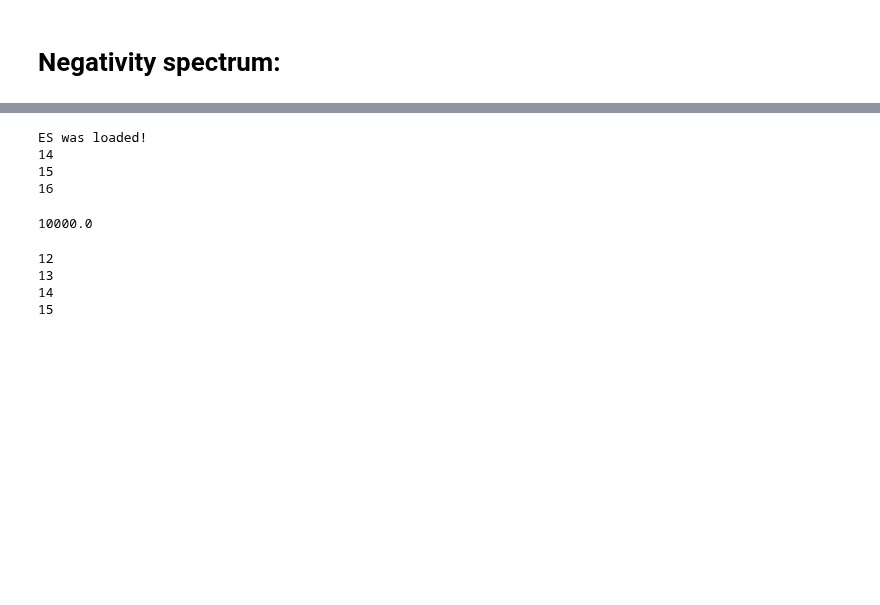
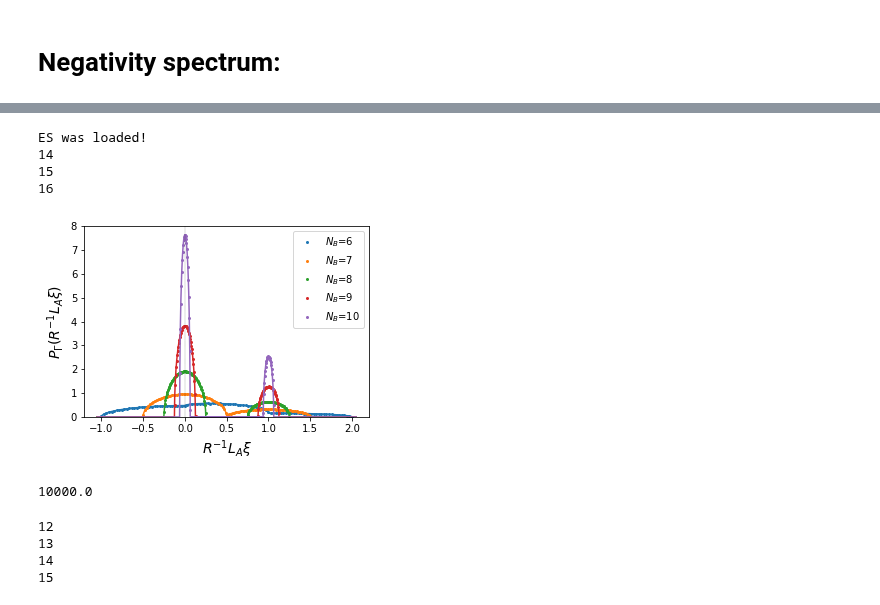
Before and after one commit to hassan-shap/RMT, a Jupyter notebook: symm_draft/Zr_semicircle.ipynb, the cells around one changed output, grey strips where cells are left out. Cells and saved outputs as stored; diff of their text form; code cells hidden in the pictures; blank space fills up the shorter version.

```diff
--- a/symm_draft/Zr_semicircle.ipynb
+++ b/symm_draft/Zr_semicircle.ipynb
@@ -46,7 +46,7 @@ def vNent_calc(rho,epsilon=1e-9):
 # %% [markdown]
 # Negativity spectrum:
 # %%
-Nrep=10
+Nrep=100
 r=4 # local Hilbert space dim
 symm=1
 
@@ -184,7 +184,7 @@ Finished, elapsed time = 526.79 sec
 [figure]
 # %%
 out_dir = "/gscratch/home/hshapourian/RMT/data/" #'data/'
-r=3 # local Hilbert space dim
+r=4 # local Hilbert space dim
 symm=1
 
 La=3
@@ -234,7 +234,7 @@ for i_l in range(len(L_sw)):
 
     plt.plot(bins_center,n,'o',markersize=2,color='C%d' % (i_l), label='$N_B$=%d' % (Lc))
 
-    xplot=np.linspace(-1.2,2.3,1000)
+    xplot=np.linspace(-1.05,2.05,1000)
 #     xplot=np.linspace(-1.1,3.1,1000)
     if symm==1:
         fx1= semicirc_dist(Nab_r/r,Na*Nb/r**(Lc+1),xplot,0)*(r-1)/r
@@ -243,34 +243,35 @@ for i_l in range(len(L_sw)):
     else:
         fx= semicirc_dist(Nab_r,Na*Nb/r**Lc,xplot,1)
         plt.plot(xplot,np.real(fx),color='C%d' % (i_l))
 
 
 lw=0.2
-ymax=3.6
+ymax=8.0
 plt.plot( [0,0],[0,ymax],'k--',linewidth=lw)
 plt.ylim(-0.01,ymax)
 # plt.xlim(-2,3)
 plt.yticks(np.arange(0.,ymax+0.1,1.0))
 plt.legend()
 fsize=14
 if symm==1:
     plt.ylabel(r'$P_\Gamma(R^{-1} L_A \xi)$',fontsize = fsize)
     plt.xlabel(r"$R^{-1} L_A \xi$",fontsize = fsize)
 else:
     plt.ylabel(r'$P_\Gamma(N \xi)$',fontsize = fsize)
     plt.xlabel(r"$N \xi$",fontsize = fsize)
 
 plt.tight_layout()
 if symm==1:
     plt.savefig('figs/sc_r_%d_vs_NB_NA_%d_symm.pdf' % (r,La+Lb))
 else:
     plt.savefig('figs/sc_r_%d_vs_NB_NA_%d.pdf' % (r,La+Lb))
 plt.show()
 # %% [output]
 ES was loaded!
 14
 15
 16
+[figure, added]
 # %%
 print(v1T.shape[0]/(Na*Nb))
 # %% [output]
```
Also changed, not shown: parts of 1 cell of this notebook, 3 other files.
